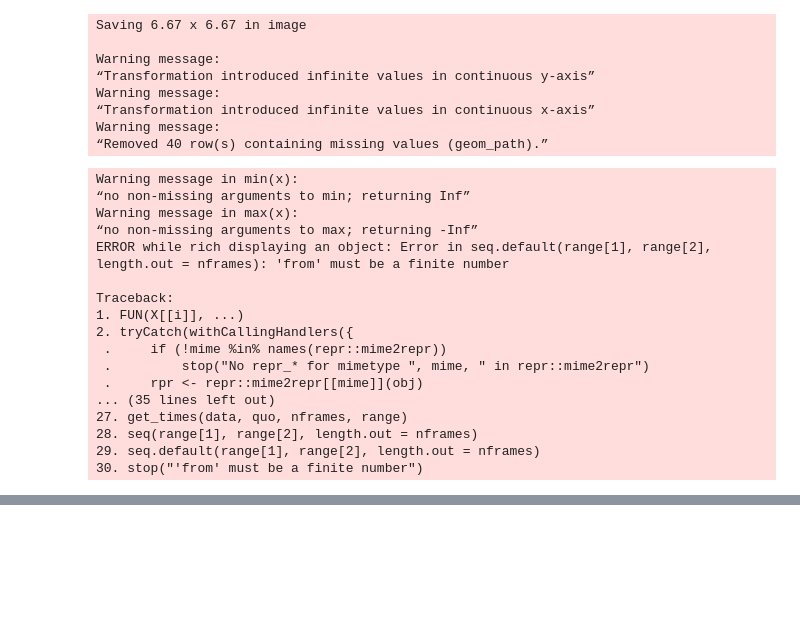
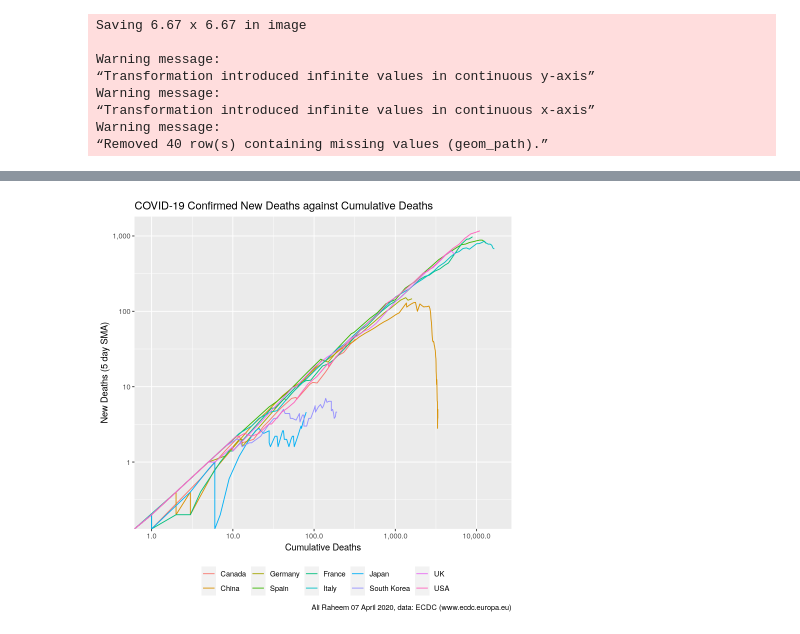
Before and after one commit to ali-raheem/COVID-19-Railway, a Jupyter notebook: R.ipynb, the cells around one changed output, grey strips where cells are left out. Cells and saved outputs as stored; diff of their text form; code cells hidden in the pictures; blank space fills up the shorter version.

Commit message:
Added DeathsxDeaths and DeathsxCases

```diff
--- a/R.ipynb
+++ b/R.ipynb
@@ -9,12 +20,15 @@ global.data <- read_excel("data.xlsx")
 global.data.long <- global.data %>%
                     group_by(geoId) %>%
                     arrange(geoId, year, month, day) %>%
-                    mutate(cumCases=cumsum(cases), cumDeaths=cumsum(deaths), smaCases=(cases+lag(cases, 1)+lag(cases, 2)+lag(cases, 3)+lag(cases, 4))/5) # %>%
+                    mutate(cumCases=cumsum(cases),
+                           cumDeaths=cumsum(deaths),
+                           smaCases=(cases+lag(cases, 1)+lag(cases, 2)+lag(cases, 3)+lag(cases, 4))/5,
+                           smaDeaths=(deaths+lag(deaths, 1)+lag(deaths, 2)+lag(deaths, 3)+lag(deaths, 4))/5) # %>%
 # %%
 plot.data <- global.data.long
-plot.data <- plot.data%>% mutate(jCumCases=1)
-plot.data <- plot.data%>% mutate(jCumCases=cumCases + (row_number()-1)* 0.00000001)
-plot.data <- plot.data%>% mutate(jSmaCases=smaCases + (row_number()-1)* 0.00000001)
+#plot.data <- plot.data%>% mutate(jCumCases=1)
+#plot.data <- plot.data%>% mutate(jCumCases=cumCases + (row_number()-1)* 0.00000001)
+#plot.data <- plot.data%>% mutate(jSmaCases=smaCases + (row_number()-1)* 0.00000001)
 plot.data <- plot.data%>% filter(geoId=="CA"|geoId=="DE"|geoId=="CN"|geoId=="UK"|geoId=="FR"|geoId=="ES"|geoId=="IT"|geoId=="KR"|geoId=="US"|geoId=="JP")
 # %%
 p <- ggplot(plot.data, aes(x=cumCases, xmin=1, ymin=1)) +
@@ -58,23 +62,17 @@ Warning message:
 “Transformation introduced infinite values in continuous x-axis”
 Warning message:
 “Removed 40 row(s) containing missing values (geom_path).”
-# %%
-p + transition_time(as.numeric(as.POSIXct(DateRep, format="%Y-%m-%d"))) + labs(subtitle="Cumulative Cases: {frame_time}")
-# %% [output]
-Warning message in min(x):
-“no non-missing arguments to min; returning Inf”
-Warning message in max(x):
-“no non-missing arguments to max; returning -Inf”
-ERROR while rich displaying an object: Error in seq.default(range[1], range[2], length.out = nframes): 'from' must be a finite number
-
-Traceback:
-1. FUN(X[[i]], ...)
-2. tryCatch(withCallingHandlers({
- .     if (!mime %in% names(repr::mime2repr))
- .         stop("No repr_* for mimetype ", mime, " in repr::mime2repr")
- .     rpr <- repr::mime2repr[[mime]](obj)
-... (35 lines left out)
-27. get_times(data, quo, nframes, range)
-28. seq(range[1], range[2], length.out = nframes)
-29. seq.default(range[1], range[2], length.out = nframes)
-30. stop("'from' must be a finite number")
+# %%
+p <- ggplot(plot.data, aes(x=cumDeaths, xmin=1, ymin=1)) +
+    geom_line(aes(y=smaDeaths, colour=geoId)) +
+    theme(legend.position="bottom") +
+    scale_y_log10(labels = scales::label_comma(accuracy=1)) +
+    scale_x_log10(labels = scales::comma) +
+    labs(x="Cumulative Deaths",
+         y="New Deaths (5 day SMA)",
+         title="COVID-19 Confirmed New Deaths against Cumulative Deaths",
+         #subtitle="27th of March 2020",
+         caption="Ali Raheem 07 April 2020, data: ECDC (www.ecdc.europa.eu)") +
+    scale_colour_discrete(name="", labels=c("CA"="Canada","CN"="China", "DE"="Germany", "UK"="UK", "FR"="France", "ES"="Spain", "IT"="Italy", "KR"="South Korea", "US"="USA", "JP"="Japan"))
+p
+# %% [output]
@@ -80,0 +85 @@ Traceback:
+[figure, added]
```
Also changed, not shown: parts of 6 cells of this notebook, 3 other files.
